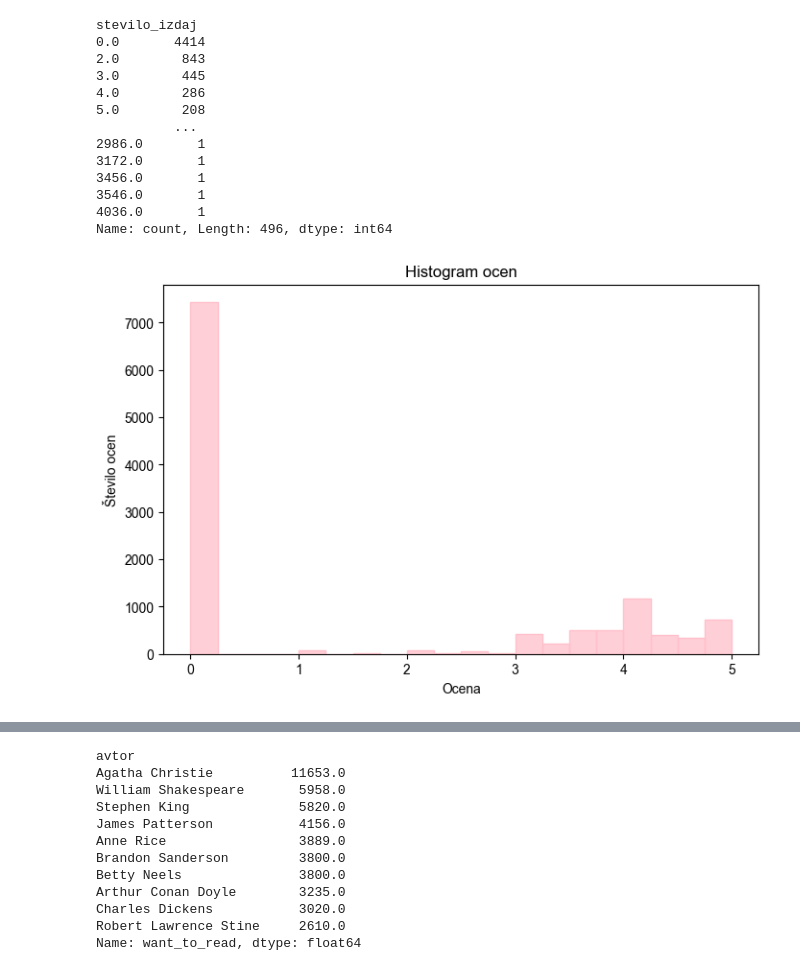
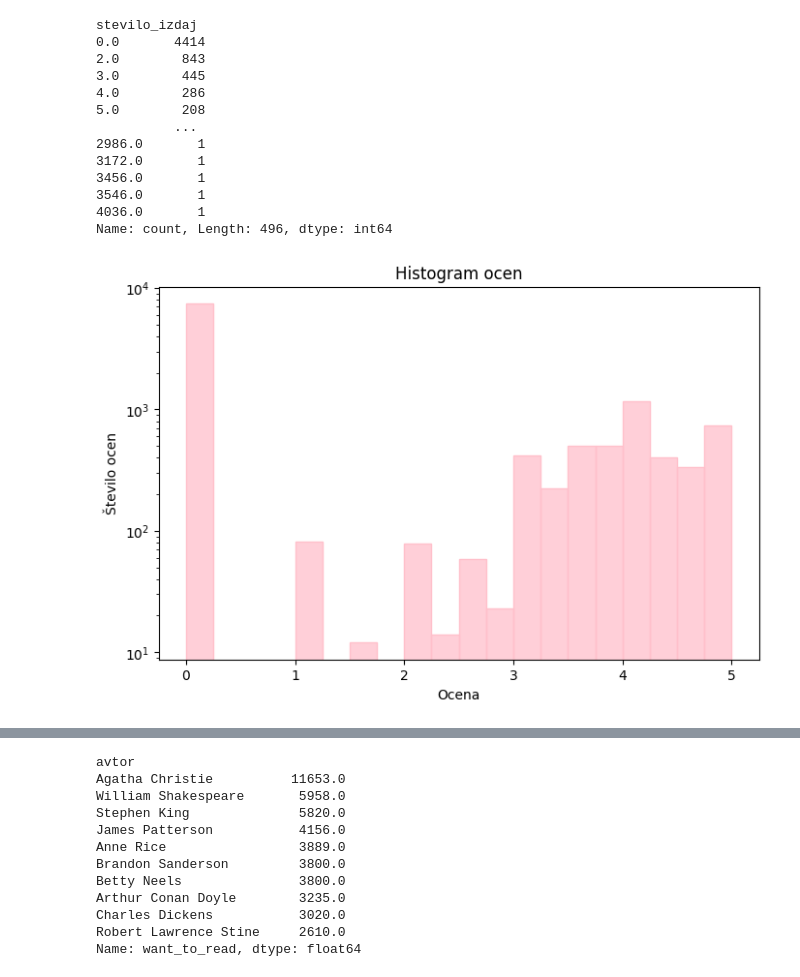
Before and after one commit to zalaplesec/Book-analysis, a Jupyter notebook: analiza.ipynb, the cells around one changed output, grey strips where cells are left out. Saved outputs shown, nothing was run; the diff lists cells and outputs as text; code cells hidden in the pictures.

```diff
--- a/analiza.ipynb
+++ b/analiza.ipynb
@@ -293,14 +293,15 @@ Name: count, Length: 496, dtype: int64
 # %%
 
 # Histogram ocen
 plt.figure(figsize=(8,5))
 sns.histplot(knjige["ocena"].dropna(), bins = 20, color="pink", edgecolor = "pink")
 plt.title("Histogram ocen")
 plt.xlabel("Ocena")
+plt.yscale("log")
 plt.ylabel("Število ocen")
 plt.show()
 # %% [output]
-[figure, old version]
+[figure, new version]
 # %%
 # Histogram števila ocen
 plt.figure(figsize=(8,5))
```
Also changed, not shown: parts of 25 cells of this notebook.
